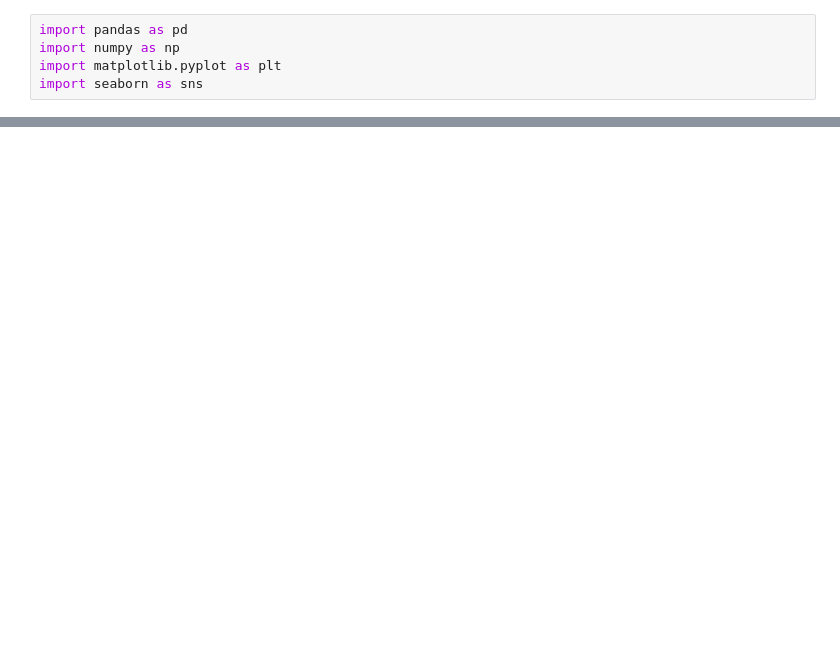
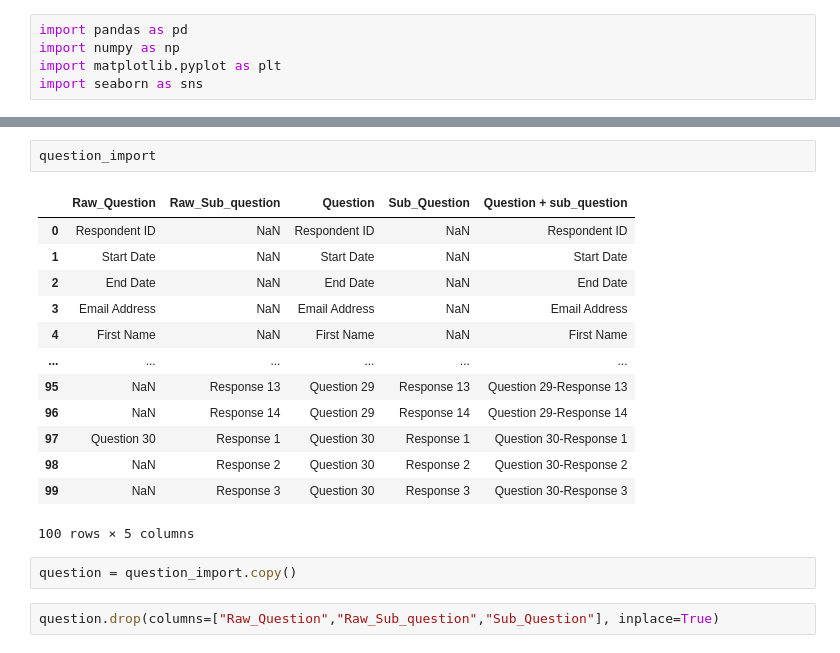
Before and after one commit to rahul-1419/gitVSPython, a Jupyter notebook: Projects/Survey_Monkey/script1.ipynb, the cells around one changed output, grey strips where cells are left out. Cells and saved outputs as stored; diff of their text form; blank space fills up the shorter version.

```diff
--- a/Projects/Survey_Monkey/script1.ipynb
+++ b/Projects/Survey_Monkey/script1.ipynb
@@ -9,0 +90,20 @@ FileNotFoundError: [Errno 2] No such file or directory: 'Python\\Vs Python\\Proj
+# %%
+question_import
+# %% [output]
+|  | Raw_Question | Raw_Sub_question | Question | Sub_Question | Question + sub_question |
+| 0 | Respondent ID | NaN | Respondent ID | NaN | Respondent ID |
+| 1 | Start Date | NaN | Start Date | NaN | Start Date |
+| 2 | End Date | NaN | End Date | NaN | End Date |
+| 3 | Email Address | NaN | Email Address | NaN | Email Address |
+| 4 | First Name | NaN | First Name | NaN | First Name |
+| ... | ... | ... | ... | ... | ... |
+| 95 | NaN | Response 13 | Question 29 | Response 13 | Question 29-Response 13 |
+| 96 | NaN | Response 14 | Question 29 | Response 14 | Question 29-Response 14 |
+| 97 | Question 30 | Response 1 | Question 30 | Response 1 | Question 30-Response 1 |
+| 98 | NaN | Response 2 | Question 30 | Response 2 | Question 30-Response 2 |
+| 99 | NaN | Response 3 | Question 30 | Response 3 | Question 30-Response 3 |
+100 rows × 5 columns
+# %%
+question = question_import.copy()
+# %%
+question.drop(columns=["Raw_Question","Raw_Sub_question","Sub_Question"], inplace=True)
```
Also changed, not shown: parts of 16 cells of this notebook.
